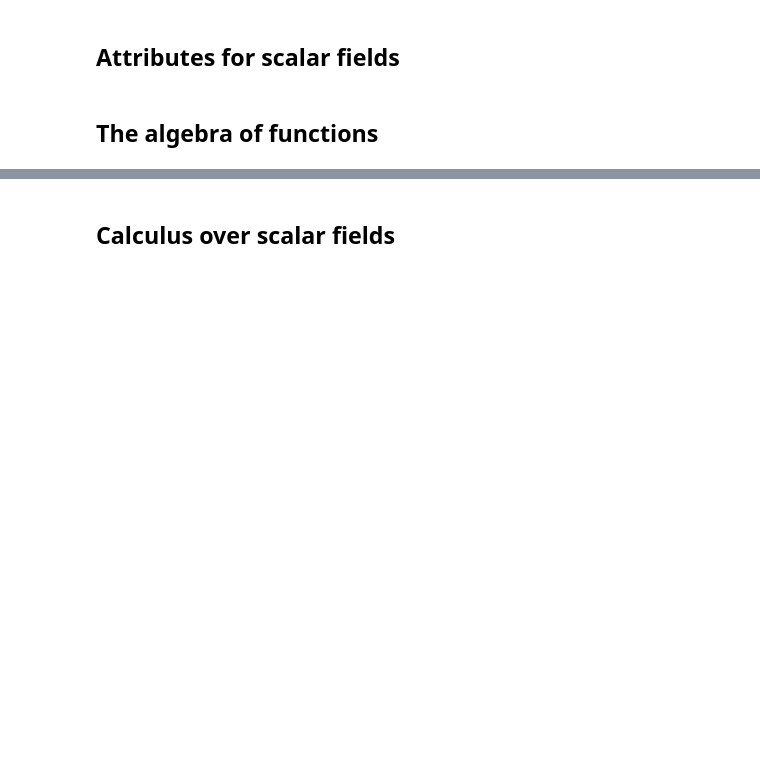
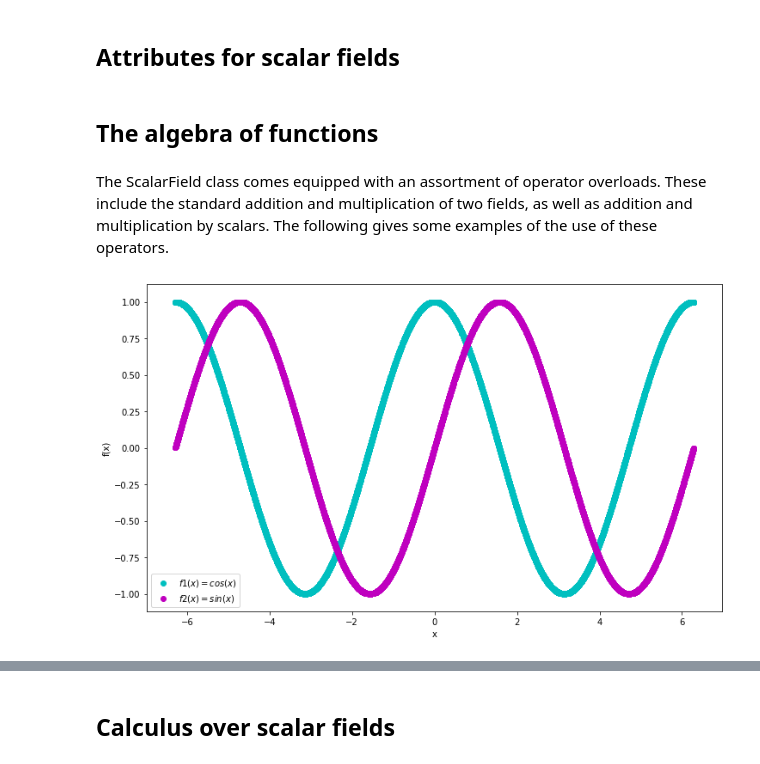
Before and after one commit to infophysics/EntropicTrajectories, a Jupyter notebook: notebooks/Scalar Fields.ipynb, the cells around one changed output, grey strips where cells are left out. Cells and saved outputs as stored; diff of their text form; code cells hidden in the pictures; blank space fills up the shorter version.

Commit message:
Added some basic scalarfield algebra and summary output.  Need to do some two dimensional examples in the notebooks.

```diff
--- a/notebooks/Scalar Fields.ipynb
+++ b/notebooks/Scalar Fields.ipynb
@@ -23,0 +29,13 @@ g = UGrid(x)
+# %%
+# Constructor with a UGrid
+# create a uniformly random one-dimensional grid
+# between -5 and 5 with N = 10000 points.
+N = 10000
+x = np.random.uniform(-2*np.pi,2*np.pi,N)
+
+# next, create the grid of microstates for this
+# set of points.
+g = UGrid(x)
+
+S = ScalarField('SField with grid',g)
+print(S)
@@ -26,2 +68,24 @@ g = UGrid(x)
 # %% [markdown]
 ## The algebra of functions
+# %% [markdown]
+The ScalarField class comes equipped with an assortment of operator overloads.  These include the standard addition and multiplication of two fields, as well as addition and multiplication by scalars.  The following gives some examples of the use of these operators.
+# %%
+# Adding two scalar fields
+
+# Two scalar fields over the same grid can be added
+S1 = ScalarField('cos(x)',g,np.cos(x))
+S2 = ScalarField('sin(x)',g,np.sin(x))
+
+f1 = S1.get_field()
+f2 = S2.get_field()
+
+# Let's see what these two fields look like
+fig,axs = plt.subplots(figsize=(12,7))
+axs.scatter(x,f1,color='c',label=r'$f1(x)=cos(x)$')
+axs.scatter(x,f2,color='m',label=r'$f2(x)=sin(x)$')
+axs.set_xlabel('x')
+axs.set_ylabel('f(x)')
+plt.legend()
+plt.show()
+# %% [output]
+[figure, added]
```
Also changed, not shown: parts of 13 cells of this notebook, 7 other files.
